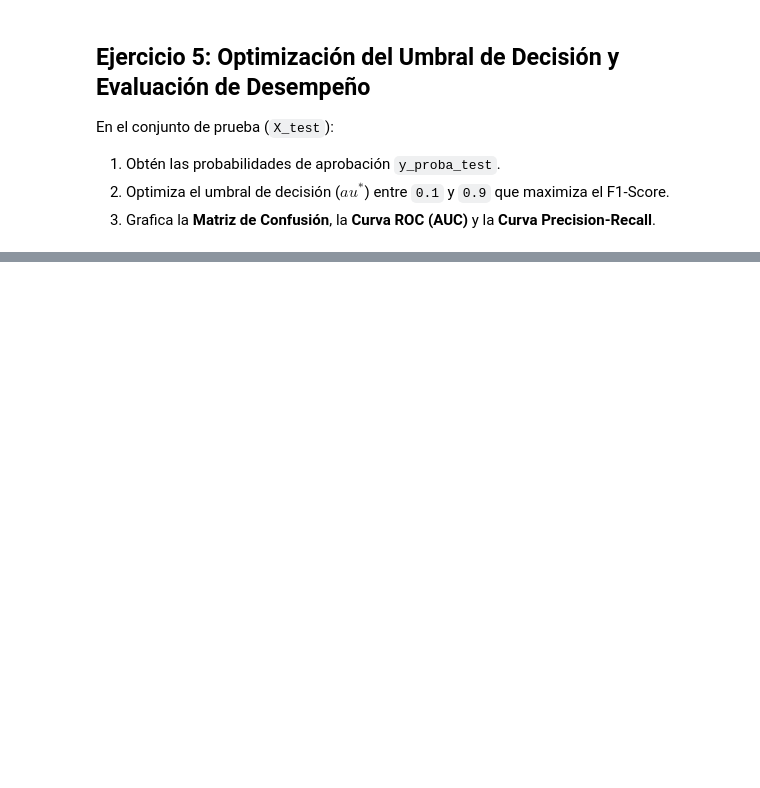
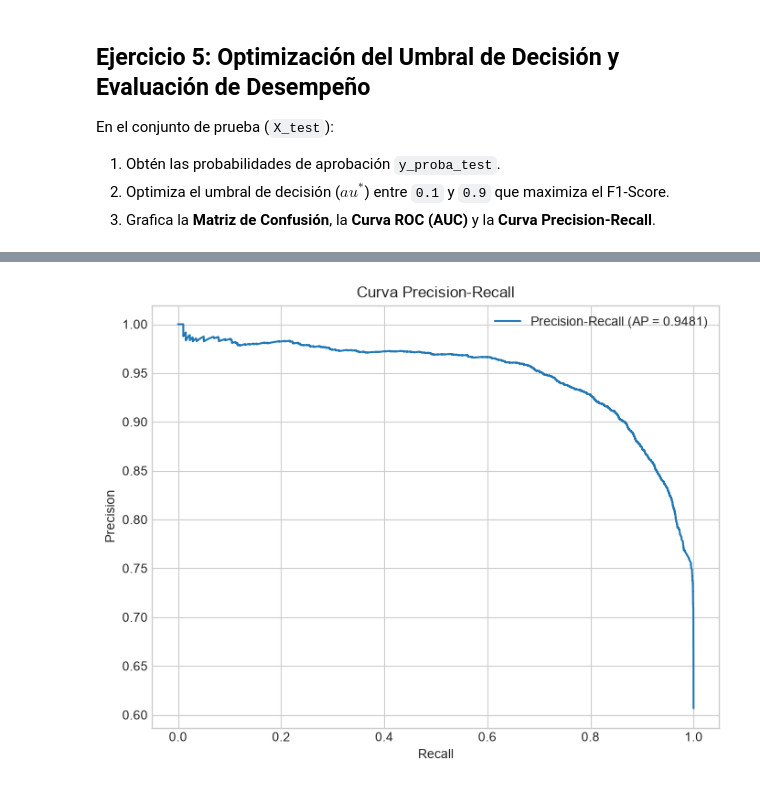
Before and after one commit to hugocaniza18/ML1-2026-2_hugocaniza, a Jupyter notebook: TP_2/nb_tp2_parte2_regresion_logistica.ipynb, the cells around one changed output, grey strips where cells are left out. Drawn from its saved outputs; the diff is of its cells as text; code cells hidden in the pictures; blank space fills up the shorter version.

```diff
--- a/TP_2/nb_tp2_parte2_regresion_logistica.ipynb
+++ b/TP_2/nb_tp2_parte2_regresion_logistica.ipynb
@@ -120,0 +412,28 @@ En el conjunto de prueba (`X_test`):
+# %%
+precision, recall, pr_thresholds = precision_recall_curve(
+    y_test,
+    y_proba_test
+)
+
+ap = average_precision_score(
+    y_test,
+    y_proba_test
+)
+
+plt.figure(figsize=(8, 6))
+
+plt.plot(
+    recall,
+    precision,
+    label=f'Precision-Recall (AP = {ap:.4f})'
+)
+
+plt.xlabel('Recall')
+plt.ylabel('Precision')
+plt.title('Curva Precision-Recall')
+plt.legend()
+plt.grid(True)
+
+plt.show()
+# %% [output]
+[figure, added]
```
Also changed, not shown: parts of 11 cells of this notebook.
